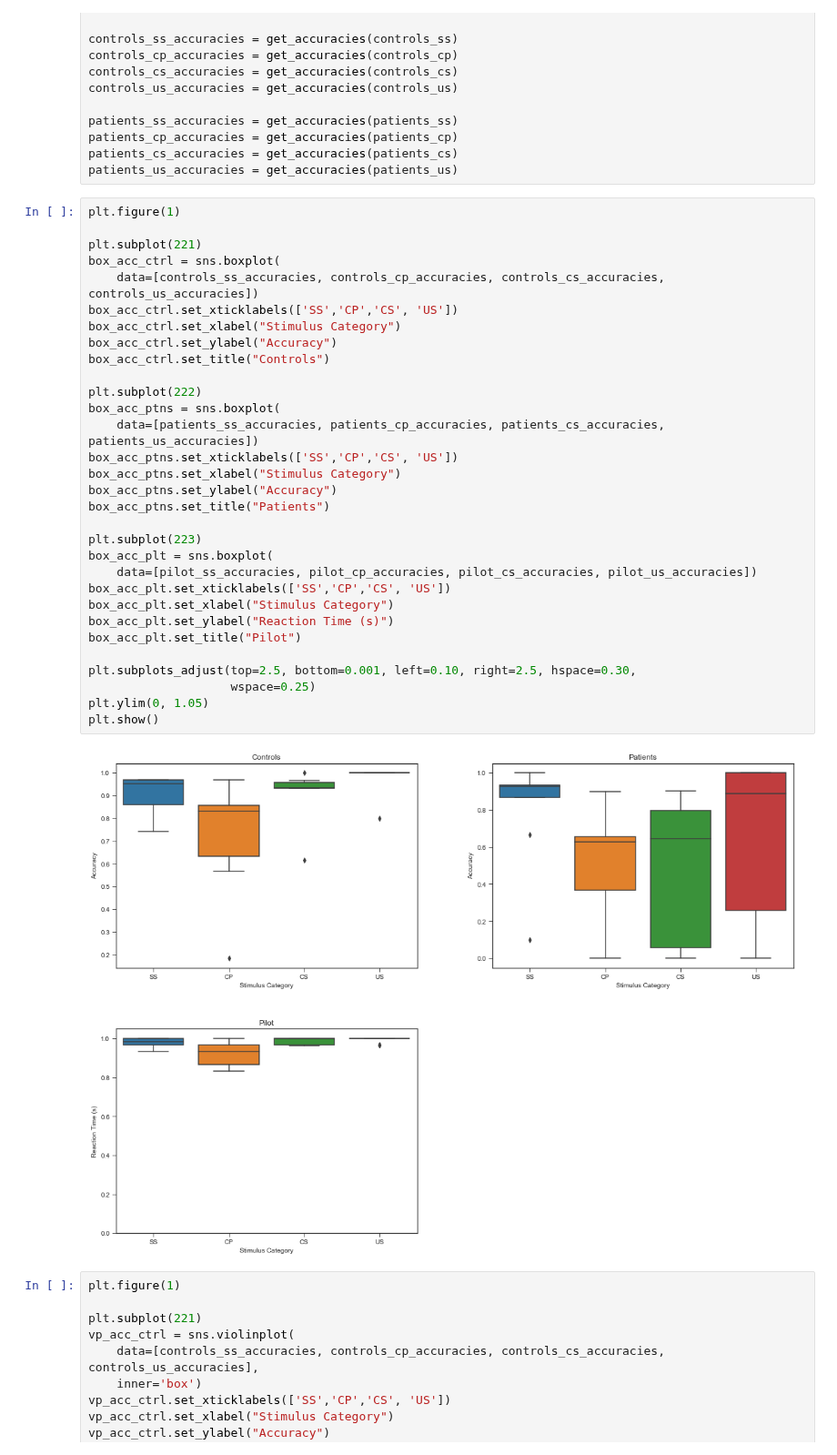
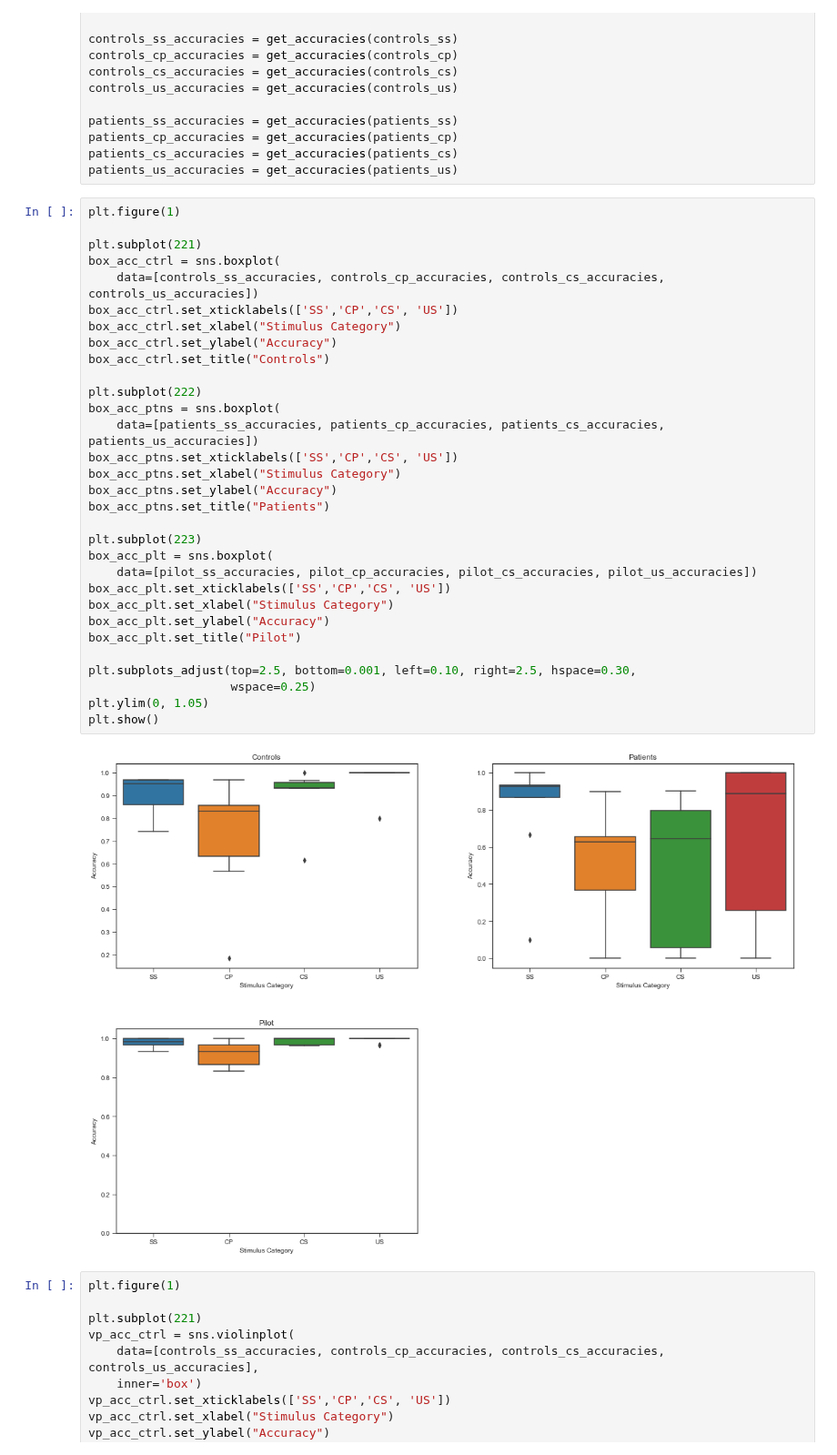
Before and after one commit to CPernet/LanguageDecision, a Jupyter notebook: language_decision/language_decision_model.ipynb, the cells around one changed output. Shown at 91% size. Cells and saved outputs as stored; diff of their text form.

```diff
--- a/language_decision/language_decision_model.ipynb
+++ b/language_decision/language_decision_model.ipynb
@@ -166,35 +166,35 @@ patients_us_accuracies = get_accuracies(patients_us)
 plt.figure(1)
 
 plt.subplot(221)
 box_acc_ctrl = sns.boxplot(
     data=[controls_ss_accuracies, controls_cp_accuracies, controls_cs_accuracies, controls_us_accuracies])
 box_acc_ctrl.set_xticklabels(['SS','CP','CS', 'US'])
 box_acc_ctrl.set_xlabel("Stimulus Category")
 box_acc_ctrl.set_ylabel("Accuracy")
 box_acc_ctrl.set_title("Controls")
 
 plt.subplot(222)
 box_acc_ptns = sns.boxplot(
     data=[patients_ss_accuracies, patients_cp_accuracies, patients_cs_accuracies, patients_us_accuracies])
 box_acc_ptns.set_xticklabels(['SS','CP','CS', 'US'])
 box_acc_ptns.set_xlabel("Stimulus Category")
 box_acc_ptns.set_ylabel("Accuracy")
 box_acc_ptns.set_title("Patients")
 
 plt.subplot(223)
 box_acc_plt = sns.boxplot(
     data=[pilot_ss_accuracies, pilot_cp_accuracies, pilot_cs_accuracies, pilot_us_accuracies])
 box_acc_plt.set_xticklabels(['SS','CP','CS', 'US'])
 box_acc_plt.set_xlabel("Stimulus Category")
-box_acc_plt.set_ylabel("Reaction Time (s)")
+box_acc_plt.set_ylabel("Accuracy")
 box_acc_plt.set_title("Pilot")
 
 plt.subplots_adjust(top=2.5, bottom=0.001, left=0.10, right=2.5, hspace=0.30,
                     wspace=0.25)
 plt.ylim(0, 1.05)
 plt.show()
 # %% [output]
-[figure, old version]
+[figure, new version]
 # %%
 plt.figure(1)
 
```
Also changed, not shown: parts of 3 cells of this notebook.
